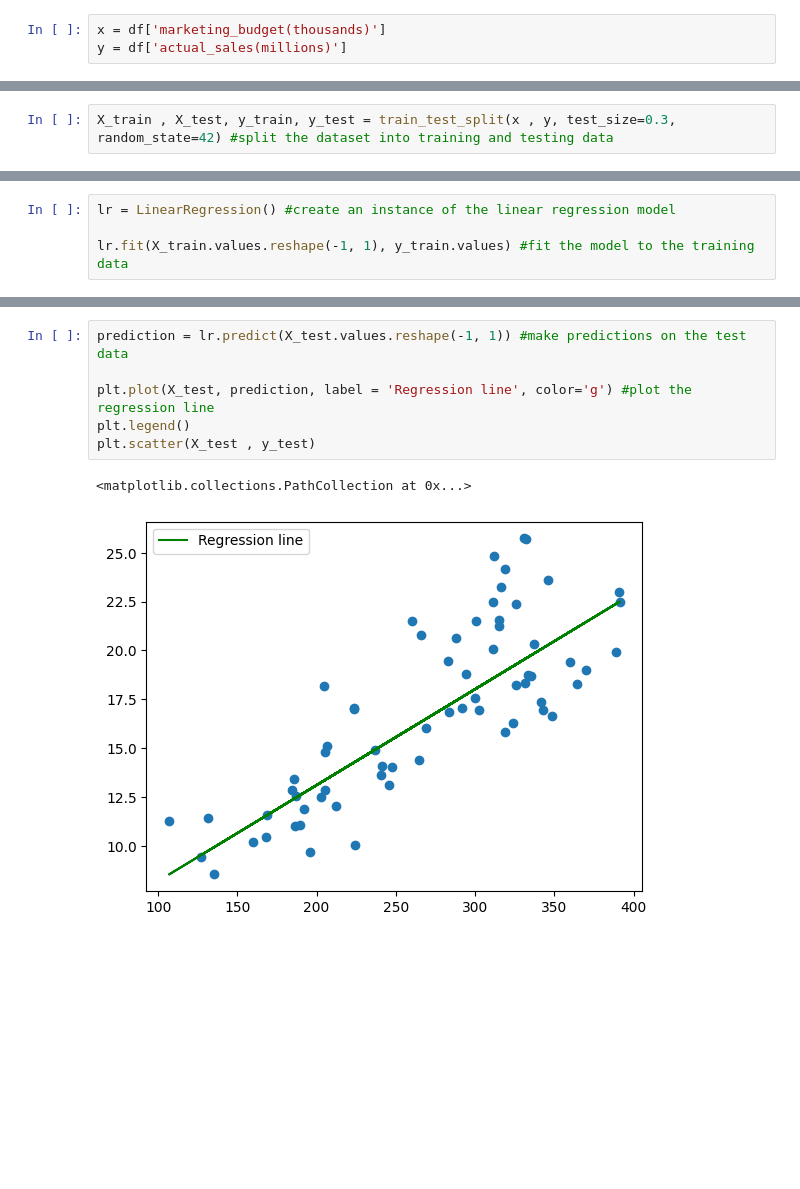
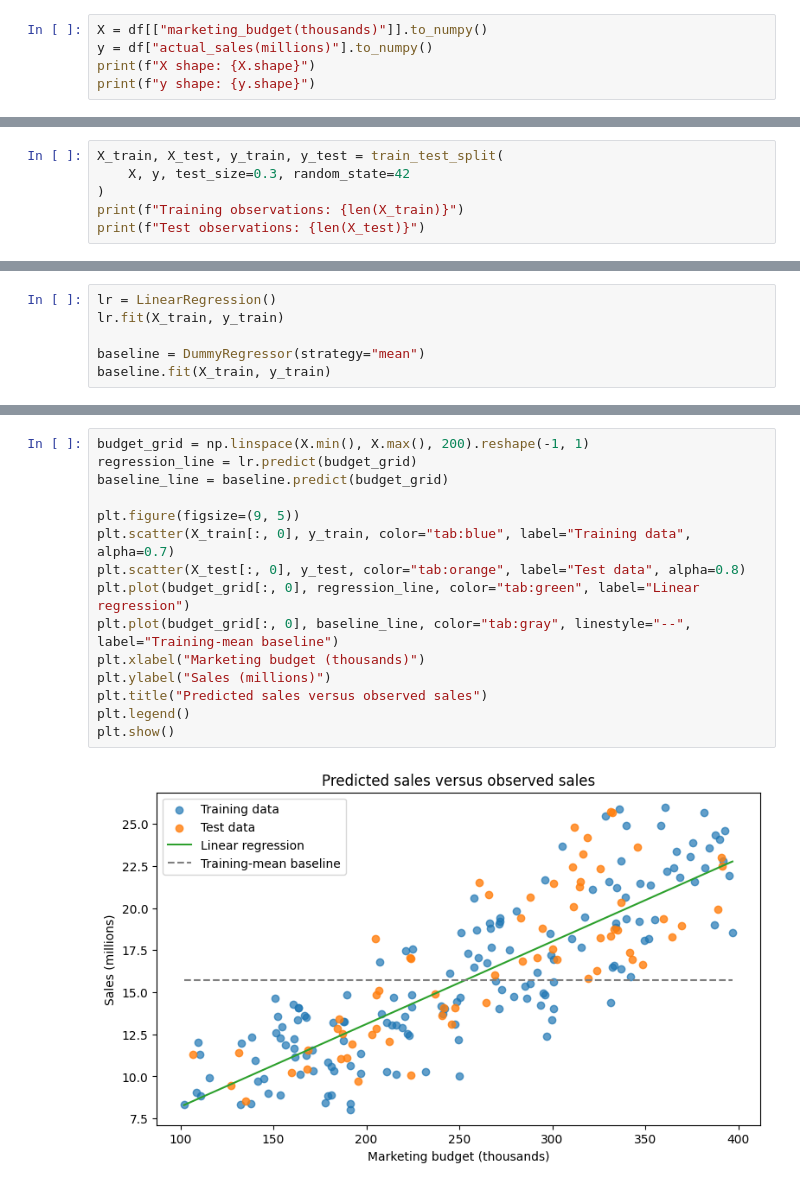
Before and after one commit to MurianMarc/How-To-ML, a Jupyter notebook: Python/Supervised Learning/regression/01 Linnear regression.ipynb, the cells around one changed output, grey strips where cells are left out. Drawn from its saved outputs; the diff is of its cells as text; blank space fills up the shorter version.

Commit message:
Add explanatory notes to linear regression lesson

```diff
--- a/Python/Supervised Learning/regression/01 Linnear regression.ipynb
+++ b/Python/Supervised Learning/regression/01 Linnear regression.ipynb
@@ -16,3 +88,5 @@ df.head() #load the dataset and display the first 5 rows of the dataset
 # %%
-x = df['marketing_budget(thousands)']
-y = df['actual_sales(millions)']
+X = df[["marketing_budget(thousands)"]].to_numpy()
+y = df["actual_sales(millions)"].to_numpy()
+print(f"X shape: {X.shape}")
+print(f"y shape: {y.shape}")
@@ -30,2 +115,6 @@ from sklearn.model_selection import train_test_split #import train test split fr
 # %%
-X_train , X_test, y_train, y_test = train_test_split(x , y, test_size=0.3, random_state=42) #split the dataset into training and testing data
+X_train, X_test, y_train, y_test = train_test_split(
+    X, y, test_size=0.3, random_state=42
+)
+print(f"Training observations: {len(X_train)}")
+print(f"Test observations: {len(X_test)}")
@@ -39,5 +150,7 @@ plt.show()
 # %%
-lr = LinearRegression() #create an instance of the linear regression model
+lr = LinearRegression()
+lr.fit(X_train, y_train)
 
-lr.fit(X_train.values.reshape(-1, 1), y_train.values) #fit the model to the training data
+baseline = DummyRegressor(strategy="mean")
+baseline.fit(X_train, y_train)
 # %% [output]
@@ -45,9 +242,17 @@ LinearRegression()
 # %%
-prediction = lr.predict(X_test.values.reshape(-1, 1)) #make predictions on the test data
+budget_grid = np.linspace(X.min(), X.max(), 200).reshape(-1, 1)
+regression_line = lr.predict(budget_grid)
+baseline_line = baseline.predict(budget_grid)
 
-plt.plot(X_test, prediction, label = 'Regression line', color='g') #plot the regression line
+plt.figure(figsize=(9, 5))
+plt.scatter(X_train[:, 0], y_train, color="tab:blue", label="Training data", alpha=0.7)
+plt.scatter(X_test[:, 0], y_test, color="tab:orange", label="Test data", alpha=0.8)
+plt.plot(budget_grid[:, 0], regression_line, color="tab:green", label="Linear regression")
+plt.plot(budget_grid[:, 0], baseline_line, color="tab:gray", linestyle="--", label="Training-mean baseline")
+plt.xlabel("Marketing budget (thousands)")
+plt.ylabel("Sales (millions)")
+plt.title("Predicted sales versus observed sales")
 plt.legend()
-plt.scatter(X_test , y_test)
+plt.show()
 # %% [output]
-<matplotlib.collections.PathCollection at 0x...>
-[figure, old version]
+[figure, new version]
```
Also changed, not shown: parts of 27 cells of this notebook.
